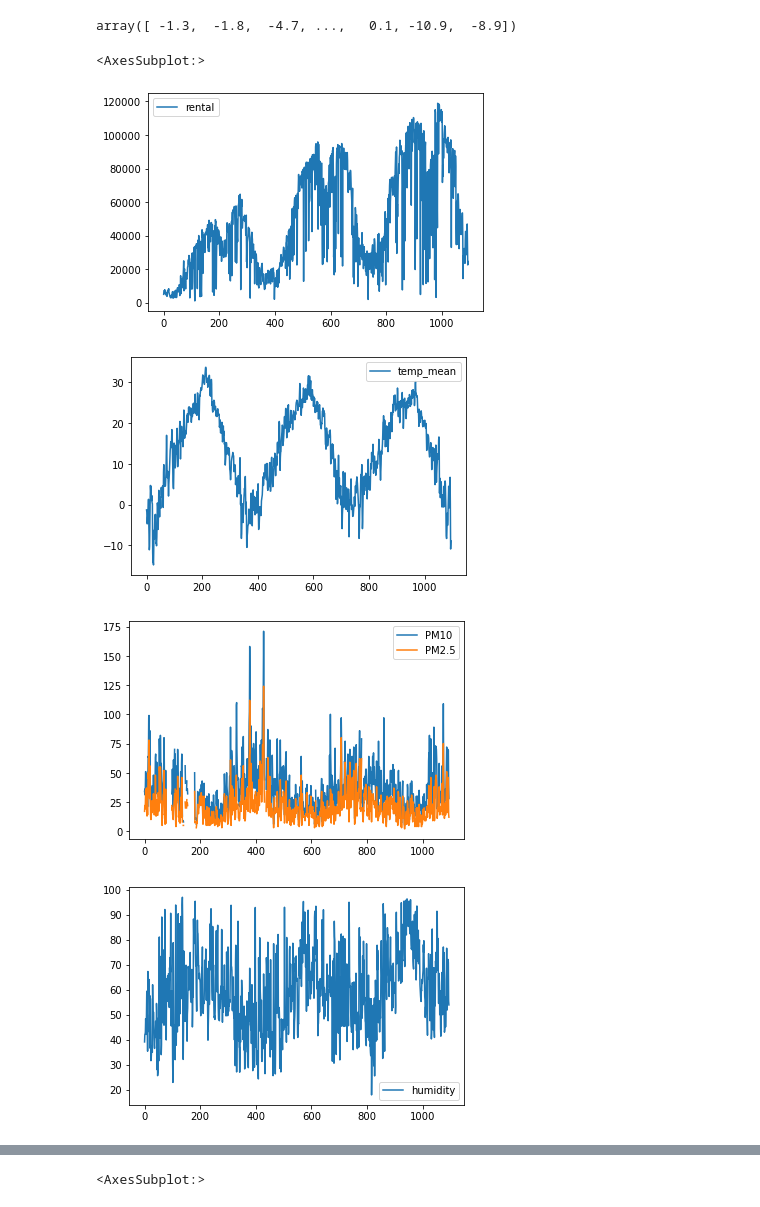
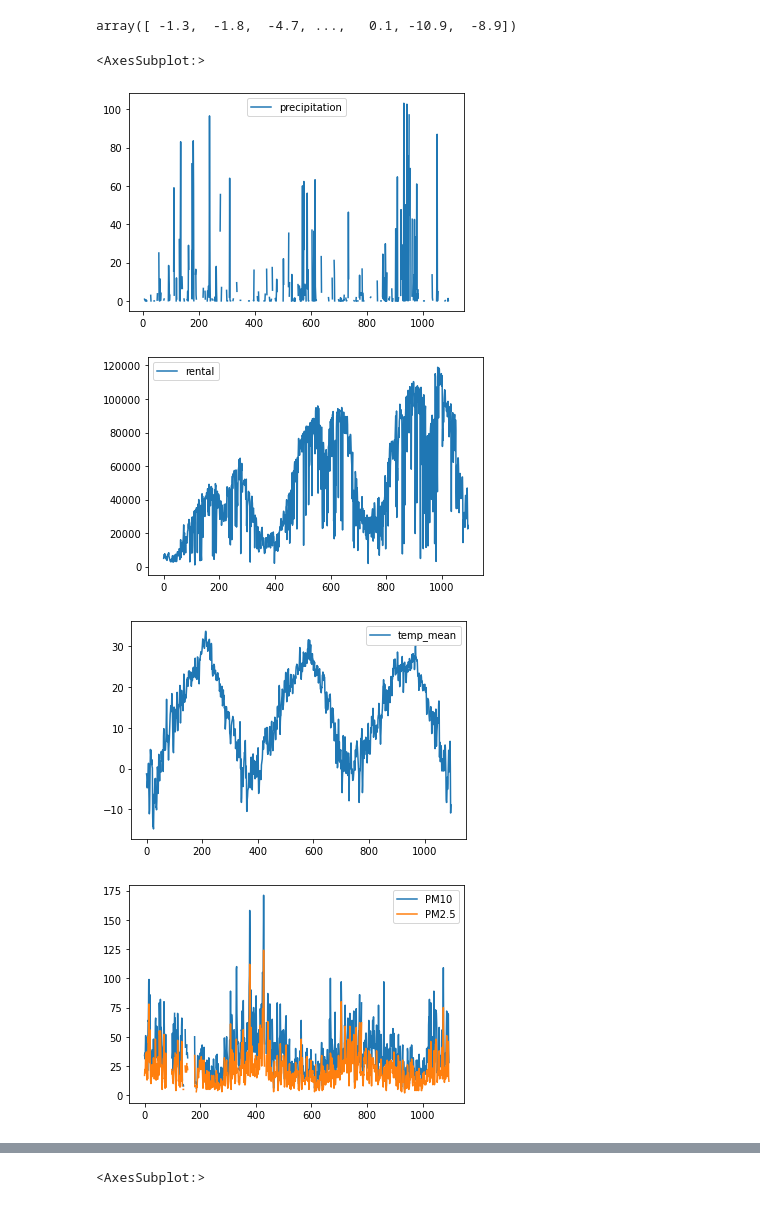
Before and after one commit to ParkJun-Yeong/2022DACON-bike, a Jupyter notebook: preprocessing.ipynb, the cells around one changed output, grey strips where cells are left out. Drawn from its saved outputs; the diff is of its cells as text; code cells hidden in the pictures.

```diff
--- a/preprocessing.ipynb
+++ b/preprocessing.ipynb
@@ -115,16 +143,17 @@ df['temp_mean'].values
 # %% [output]
 array([ -1.3,  -1.8,  -4.7, ...,   0.1, -10.9,  -8.9])
 # %%
+df.plot(y = 'precipitation')
 df.plot(y='rental')
 df.plot(y='temp_mean')
 df.plot(y=['PM10','PM2.5'])
 df.plot(y='humidity')
 df.plot(y='sunshine_sum')
 df.plot(y='sunshine_rate')
 df.plot(y=['wind_mean','wind_max'])
 # %% [output]
 <AxesSubplot:>
-[figure, old version]
+[figure, new version]
-[figure, old version]
+[figure, new version]
-[figure, old version]
+[figure, new version]
-[figure, old version]
+[figure, new version]
```
Also changed, not shown: parts of 6 cells of this notebook.
